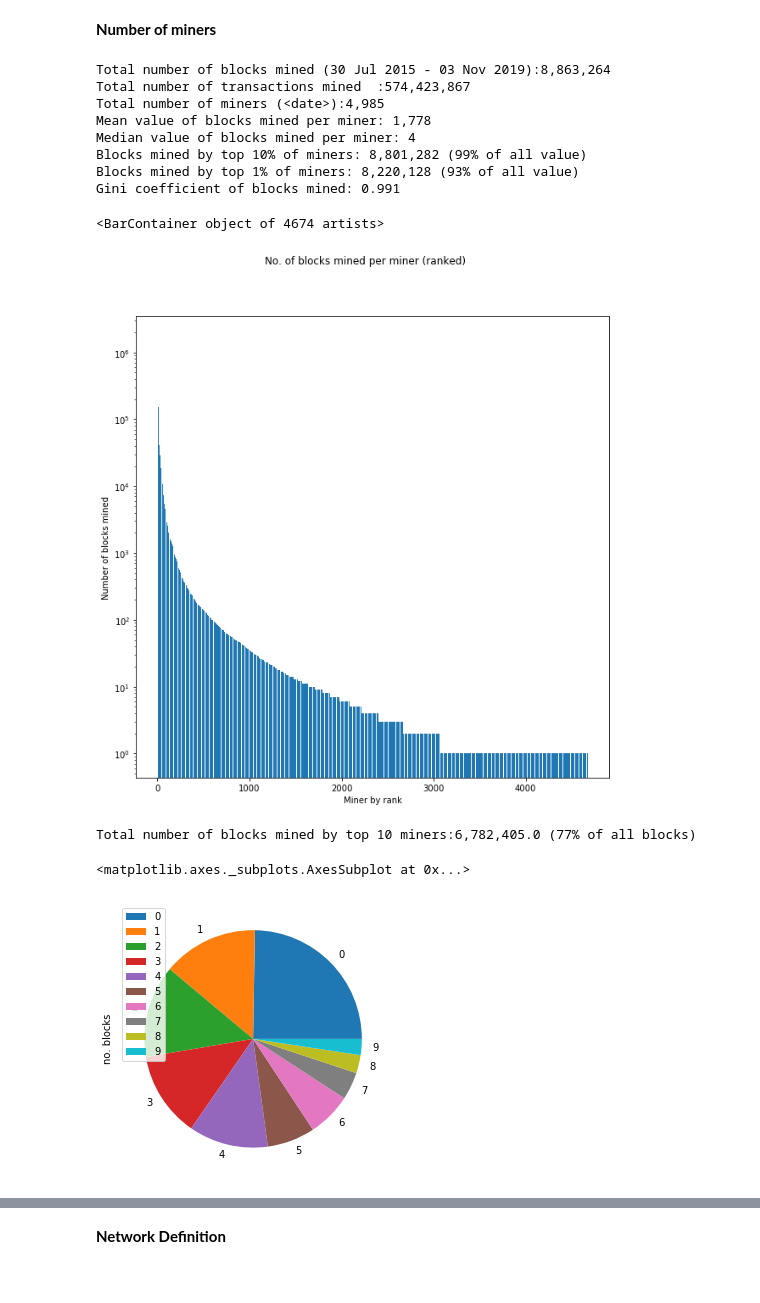
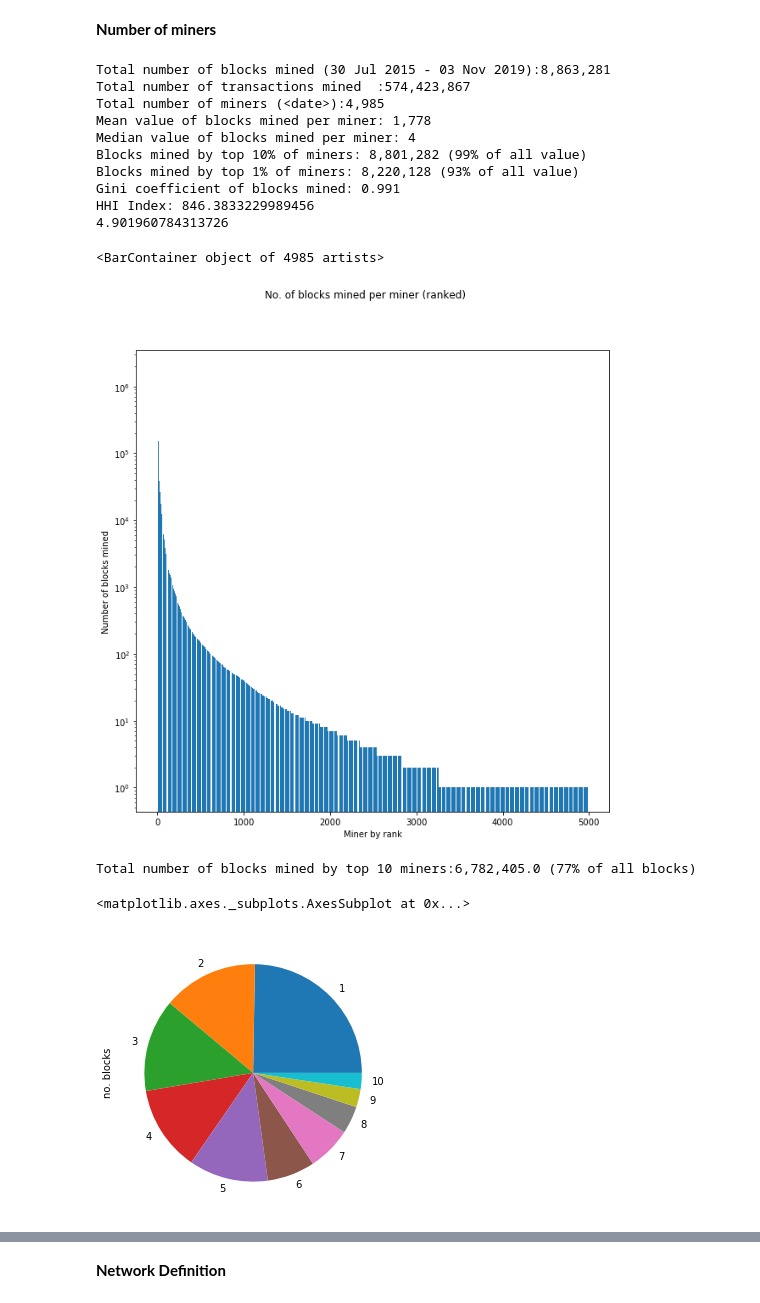
Before and after one commit to dsrincon/miner_network_analysis, a Jupyter notebook: ethereum_miner_controllability_analysis.ipynb, the cells around one changed output, grey strips where cells are left out. Saved outputs shown, nothing was run; the diff lists cells and outputs as text; code cells hidden in the pictures.

```diff
--- a/ethereum_miner_controllability_analysis.ipynb
+++ b/ethereum_miner_controllability_analysis.ipynb
@@ -27,7 +34,7 @@ from scipy.stats import percentileofscore
 # %%
 #Load data
-latest_miners=pd.read_csv('/Users/dsrincon/Dropbox/Personal/EDU/Posgrado/masters_usa/MIMS/research/miner_network/data/miners.csv',index_col=0)
-edges_evolution=np.load('/Users/dsrincon/Dropbox/Personal/EDU/Posgrado/masters_usa/MIMS/research/miner_network/data/dir_miner_trans_edges.npy',allow_pickle=True)
+latest_miners=pd.read_csv('data/miners.csv',index_col=0)
+edges_evolution=np.load('data/dir_miner_trans_edges.npy',allow_pickle=True)
 # %%
 # Set miners with NaN in no. blocks to 1
 print('Miners with no. blocks = NaN: {} '.format(len(latest_miners.loc[latest_miners['no. blocks'].isnull()])))
@@ -94,7 +91,8 @@ We extracted data from all the blocks and transactions in the ethereum network b
 blocks_list_final=np.sort(latest_miners['no. blocks'].to_numpy().astype(int))[::-1]
 
 block_list_final_l=len(blocks_list_final)
-
+total_blocks=blocks_list_final.sum()
+total_miners=len(blocks_list_final)
 
 blocks_mean_final=blocks_list_final.mean()
 
@@ -110,8 +108,9 @@ blocks_percentile_01_per=(blocks_percentile_01_value/total_blocks)*100
 
 blocks_gini_final=gini(blocks_list_final)
 
+# Estimating de Herfindahl–Hirschman Index (HHI) Benchmark: https://rooseveltinstitute.org/wp-content/uploads/2018/09/The-United-States-has-a-market-concentration-problem-brief-final.pdf
 
-
+hhh_index=np.power(blocks_list_final*100/total_blocks,2).sum()
 
 
 print('Total number of blocks mined (30 Jul 2015 - 03 Nov 2019):{:,}'.format(total_blocks))
@@ -124,8 +123,9 @@ print('Blocks mined by top 10% of miners: {:,.0f} ({:.0f}% of all value)'
 print('Blocks mined by top 1% of miners: {:,.0f} ({:.0f}% of all value)'
       .format(blocks_percentile_01_value,blocks_percentile_01_per))
 print('Gini coefficient of blocks mined: {:,.3f}'.format(blocks_gini_final))
+print('HHI Index: {}'.format(hhh_index))
 # %% [output]
-Total number of blocks mined (30 Jul 2015 - 03 Nov 2019):8,863,264
+Total number of blocks mined (30 Jul 2015 - 03 Nov 2019):8,863,281
 Total number of transactions mined  :574,423,867
 Total number of miners (<date>):4,985
 Mean value of blocks mined per miner: 1,778
@@ -133,6 +133,8 @@ Median value of blocks mined per miner: 4
 Blocks mined by top 10% of miners: 8,801,282 (99% of all value)
 Blocks mined by top 1% of miners: 8,220,128 (93% of all value)
 Gini coefficient of blocks mined: 0.991
+HHI Index: 846.3833229989456
+4.901960784313726
 # %%
 # Graph mining volume by miner
 y_pos = np.arange(len(blocks_list_final))
@@ -143,14 +145,14 @@ plt.xlabel('Miner by rank')
 plt.ylabel('Number of blocks mined')
 plt.bar(y_pos,blocks_list_final)
 # %% [output]
-<BarContainer object of 4674 artists>
+<BarContainer object of 4985 artists>
-[figure, old version]
+[figure, new version]
 # %%
 blocks_top10=latest_miners['no. blocks'][:10].sum()
 print('Total number of blocks mined by top 10 miners:{:,} ({:.0f}% of all blocks)'.format(blocks_top10,100*blocks_top10/total_blocks))
-latest_miners[:10].plot.pie(x='miner_tag',y='no. blocks', figsize=(5, 5))
+latest_miners[:10].plot.pie(x='miner_tag',y='no. blocks', figsize=(5, 5),legend=False, labels=[1,2,3,4,5,6,7,8,9,10])
 # %% [output]
 Total number of blocks mined by top 10 miners:6,782,405.0 (77% of all blocks)
 <matplotlib.axes._subplots.AxesSubplot at 0x...>
-[figure, old version]
+[figure, new version]
 # %% [markdown]
```
Also changed, not shown: parts of 56 cells of this notebook, 8 other files.
